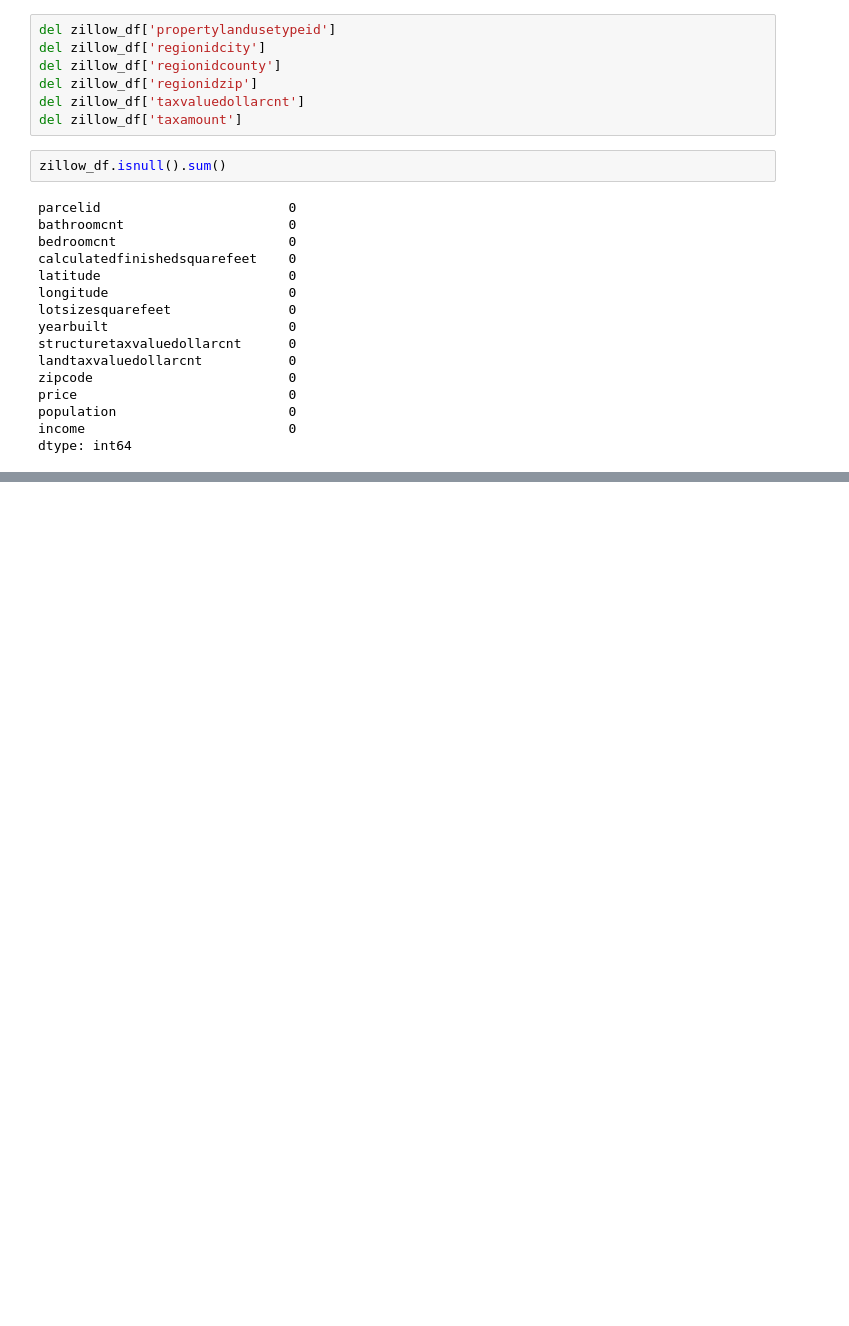
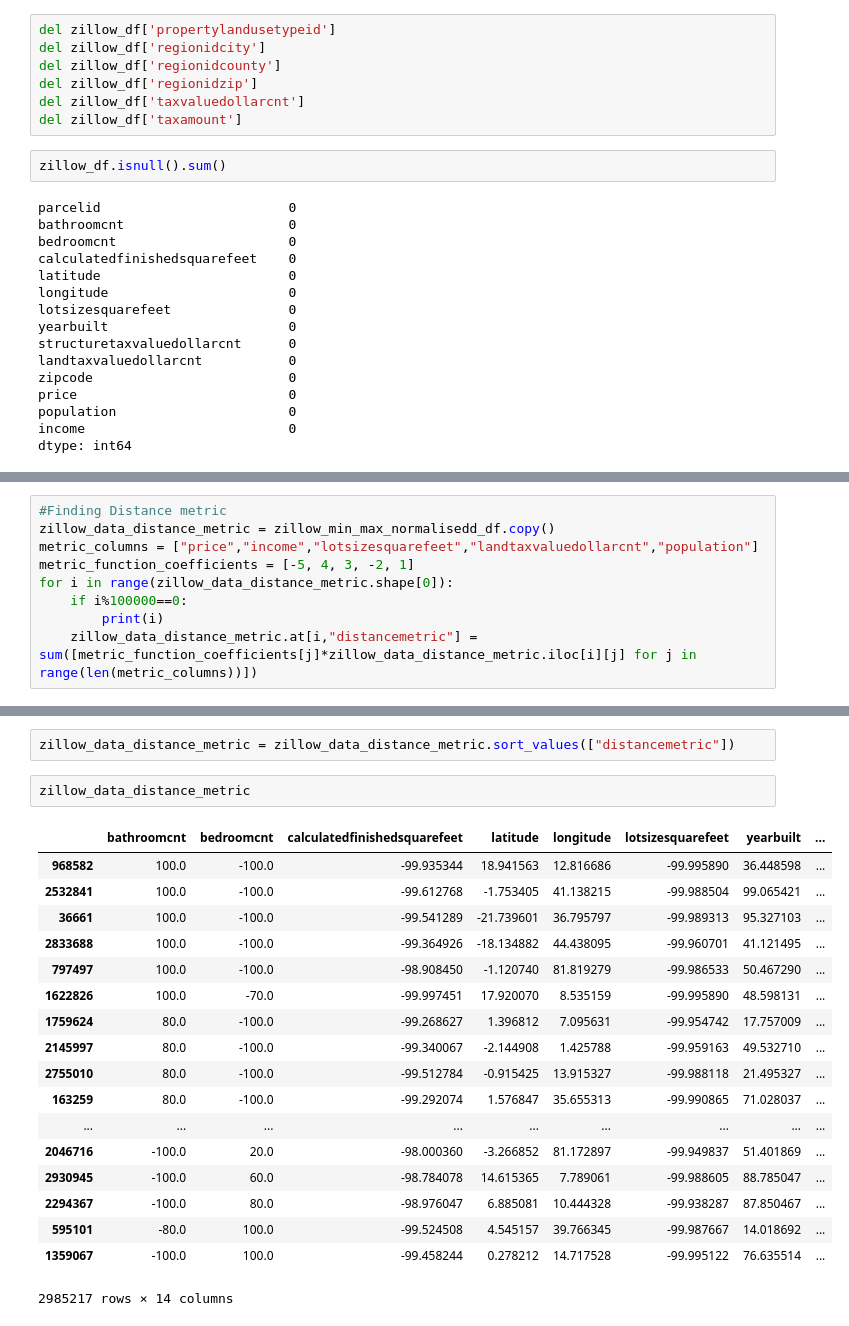
Before and after one commit to VinodKumarLogan/CSE519-2017-111491311, a Jupyter notebook: HW3/HW3.ipynb, the cells around one changed output, grey strips where cells are left out. Saved outputs shown, nothing was run; the diff lists cells and outputs as text; blank space fills up the shorter version.

Commit message:
distance function

```diff
--- a/HW3/HW3.ipynb
+++ b/HW3/HW3.ipynb
@@ -1025,0 +1274,9 @@ dtype: int64
+# %%
+#Finding Distance metric
+zillow_data_distance_metric = zillow_min_max_normalisedd_df.copy()
+metric_columns = ["price","income","lotsizesquarefeet","landtaxvaluedollarcnt","population"]
+metric_function_coefficients = [-5, 4, 3, -2, 1]
+for i in range(zillow_data_distance_metric.shape[0]):
+    if i%100000==0:
+        print(i)
+    zillow_data_distance_metric.at[i,"distancemetric"] = sum([metric_function_coefficients[j]*zillow_data_distance_metric.iloc[i][j] for j in range(len(metric_columns))])
@@ -1025,0 +1319,23 @@ dtype: int64
+# %%
+zillow_data_distance_metric = zillow_data_distance_metric.sort_values(["distancemetric"])
+# %%
+zillow_data_distance_metric
+# %% [output]
+|  | bathroomcnt | bedroomcnt | calculatedfinishedsquarefeet | latitude | longitude | lotsizesquarefeet | yearbuilt | ... |
+| 968582 | 100.0 | -100.0 | -99.935344 | 18.941563 | 12.816686 | -99.995890 | 36.448598 | ... |
+| 2532841 | 100.0 | -100.0 | -99.612768 | -1.753405 | 41.138215 | -99.988504 | 99.065421 | ... |
+| 36661 | 100.0 | -100.0 | -99.541289 | -21.739601 | 36.795797 | -99.989313 | 95.327103 | ... |
+| 2833688 | 100.0 | -100.0 | -99.364926 | -18.134882 | 44.438095 | -99.960701 | 41.121495 | ... |
+| 797497 | 100.0 | -100.0 | -98.908450 | -1.120740 | 81.819279 | -99.986533 | 50.467290 | ... |
+| 1622826 | 100.0 | -70.0 | -99.997451 | 17.920070 | 8.535159 | -99.995890 | 48.598131 | ... |
+| 1759624 | 80.0 | -100.0 | -99.268627 | 1.396812 | 7.095631 | -99.954742 | 17.757009 | ... |
+| 2145997 | 80.0 | -100.0 | -99.340067 | -2.144908 | 1.425788 | -99.959163 | 49.532710 | ... |
+| 2755010 | 80.0 | -100.0 | -99.512784 | -0.915425 | 13.915327 | -99.988118 | 21.495327 | ... |
+| 163259 | 80.0 | -100.0 | -99.292074 | 1.576847 | 35.655313 | -99.990865 | 71.028037 | ... |
+| ... | ... | ... | ... | ... | ... | ... | ... | ... |
+| 2046716 | -100.0 | 20.0 | -98.000360 | -3.266852 | 81.172897 | -99.949837 | 51.401869 | ... |
+| 2930945 | -100.0 | 60.0 | -98.784078 | 14.615365 | 7.789061 | -99.988605 | 88.785047 | ... |
+| 2294367 | -100.0 | 80.0 | -98.976047 | 6.885081 | 10.444328 | -99.938287 | 87.850467 | ... |
+| 595101 | -80.0 | 100.0 | -99.524508 | 4.545157 | 39.766345 | -99.987667 | 14.018692 | ... |
+| 1359067 | -100.0 | 100.0 | -99.458244 | 0.278212 | 14.717528 | -99.995122 | 76.635514 | ... |
+2985217 rows × 14 columns
```
Also changed, not shown: parts of 42 cells of this notebook.
